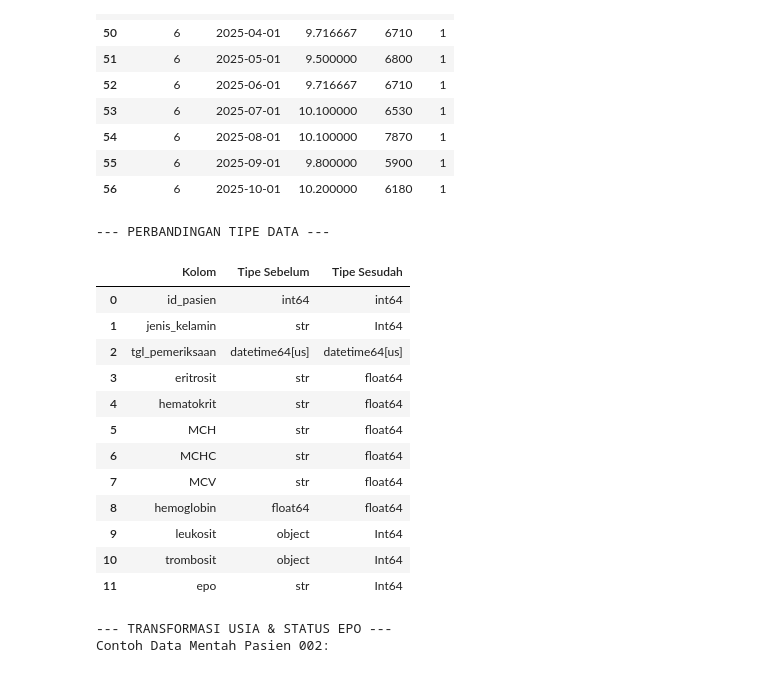
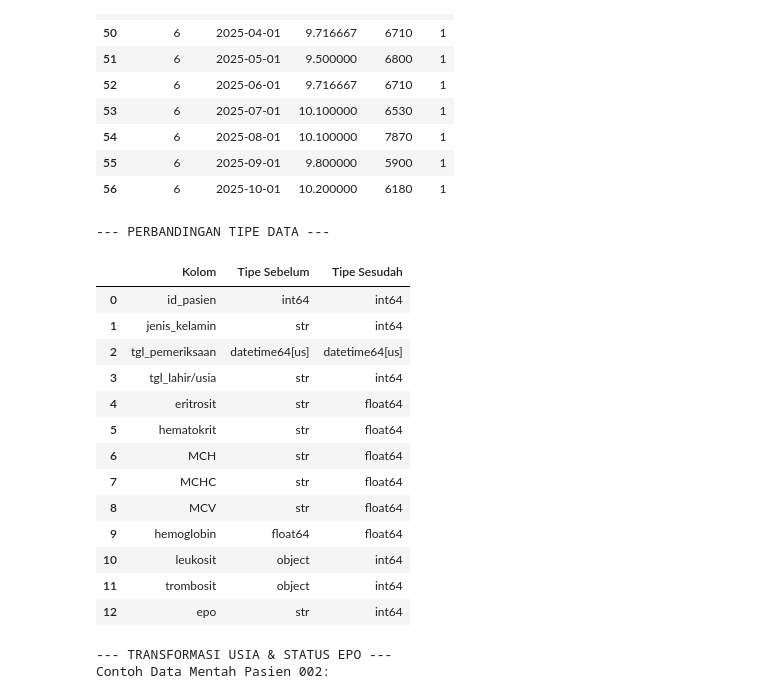
Before and after one commit to airtaprtw/PREDIKSI-KADAR-HB, a Jupyter notebook: notebooks/01_EDA.ipynb, the cells around one changed output. Cells and saved outputs as stored; diff of their text form; code cells hidden in the pictures.

```diff
--- a/notebooks/01_EDA.ipynb
+++ b/notebooks/01_EDA.ipynb
@@ -356,3 +356,15 @@ df_complete.to_excel(path_tujuan, index=False)
 print(f"Data berhasil disimpan ke: {path_tujuan}")
 # %% [output]
 Data berhasil disimpan ke: D:\airta drafts\PREDIKSI KADAR HB\data\processed\erm_hd_clean.xlsx
+# %%
+file_path = r'D:\airta drafts\PREDIKSI KADAR HB\data\processed\erm_hd_clean.xlsx'
+
+try:
+    df_complete = pd.read_excel(file_path)
+    display(df_complete.head())
+
+    print("\n Informasi Dataset:")
+    df_complete.info()
+
+except Exception as e:
+    print(f"Terjadi kesalahan: {e}")
@@ -398,29 +434,30 @@ display(bukti_after[['id_pasien', 'tgl_pemeriksaan', 'hemoglobin', 'leukosit', '
 # %%
 df['tgl_pemeriksaan'] = pd.to_datetime(df['tgl_pemeriksaan'], errors='coerce')
 
 # 1. PEMBUKTIAN DATA TYPE CASTING
 print("\n--- PERBANDINGAN TIPE DATA ---")
 data_types = pd.DataFrame({
-    'Kolom': ['id_pasien', 'jenis_kelamin', 'tgl_pemeriksaan', 'eritrosit', 'hematokrit', 'MCH', 'MCHC', 'MCV', 'hemoglobin', 'leukosit', 'trombosit', 'epo'],
-    'Tipe Sebelum': [df['id_pasien'].dtype, df['jenis_kelamin'].dtype, df['tgl_pemeriksaan'].dtype, df['eritrosit'].dtype, df['hematokrit'].dtype, df['MCH'].dtype, df['MCHC'].dtype, df['MCV'].dtype, df['hemoglobin'].dtype, df['leukosit'].dtype, df['trombosit'].dtype, df['status_epo'].dtype],
-    'Tipe Sesudah': [df_complete['id_pasien'].dtype, df_complete['jk'].dtype, df_complete['tgl_pemeriksaan'].dtype, df_complete['eritrosit'].dtype, df_complete['hematokrit'].dtype, df_complete['MCH'].dtype, df_complete['MCHC'].dtype, df_complete['MCV'].dtype, df_complete['hemoglobin'].dtype, df_complete['leukosit'].dtype, df_complete['trombosit'].dtype, df_complete['epo'].dtype]
+    'Kolom': ['id_pasien', 'jenis_kelamin', 'tgl_pemeriksaan', 'tgl_lahir/usia', 'eritrosit', 'hematokrit', 'MCH', 'MCHC', 'MCV', 'hemoglobin', 'leukosit', 'trombosit', 'epo'],
+    'Tipe Sebelum': [df['id_pasien'].dtype, df['jenis_kelamin'].dtype, df['tgl_pemeriksaan'].dtype, df['tgl_lahir'].dtype, df['eritrosit'].dtype, df['hematokrit'].dtype, df['MCH'].dtype, df['MCHC'].dtype, df['MCV'].dtype, df['hemoglobin'].dtype, df['leukosit'].dtype, df['trombosit'].dtype, df['status_epo'].dtype],
+    'Tipe Sesudah': [df_complete['id_pasien'].dtype, df_complete['jk'].dtype, df_complete['tgl_pemeriksaan'].dtype, df_complete['usia'].dtype, df_complete['eritrosit'].dtype, df_complete['hematokrit'].dtype, df_complete['MCH'].dtype, df_complete['MCHC'].dtype, df_complete['MCV'].dtype, df_complete['hemoglobin'].dtype, df_complete['leukosit'].dtype, df_complete['trombosit'].dtype, df_complete['epo'].dtype]
 })
 display(data_types)
 # %% [output]
 --- PERBANDINGAN TIPE DATA ---
 |  | Kolom | Tipe Sebelum | Tipe Sesudah |
 | 0 | id_pasien | int64 | int64 |
-| 1 | jenis_kelamin | str | Int64 |
+| 1 | jenis_kelamin | str | int64 |
 | 2 | tgl_pemeriksaan | datetime64[us] | datetime64[us] |
-| 3 | eritrosit | str | float64 |
-| 4 | hematokrit | str | float64 |
-| 5 | MCH | str | float64 |
-| 6 | MCHC | str | float64 |
-| 7 | MCV | str | float64 |
-| 8 | hemoglobin | float64 | float64 |
-| 9 | leukosit | object | Int64 |
-| 10 | trombosit | object | Int64 |
-| 11 | epo | str | Int64 |
+| 3 | tgl_lahir/usia | str | int64 |
+| 4 | eritrosit | str | float64 |
+| 5 | hematokrit | str | float64 |
+| 6 | MCH | str | float64 |
+| 7 | MCHC | str | float64 |
+| 8 | MCV | str | float64 |
+| 9 | hemoglobin | float64 | float64 |
+| 10 | leukosit | object | int64 |
+| 11 | trombosit | object | int64 |
+| 12 | epo | str | int64 |
 # %%
 # 2. PEMBUKTIAN FEATURE ENGINEERING (TRANSFORMASI USIA, JENIS KELAMIN, dan STATUS EPO)
 print("\n--- TRANSFORMASI USIA & STATUS EPO ---")
```
Also changed, not shown: parts of 2 cells of this notebook, 3 other files.
